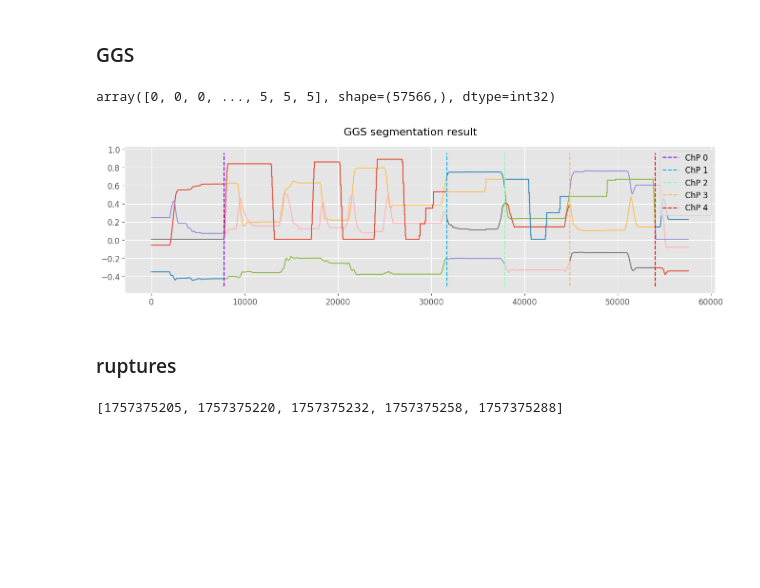
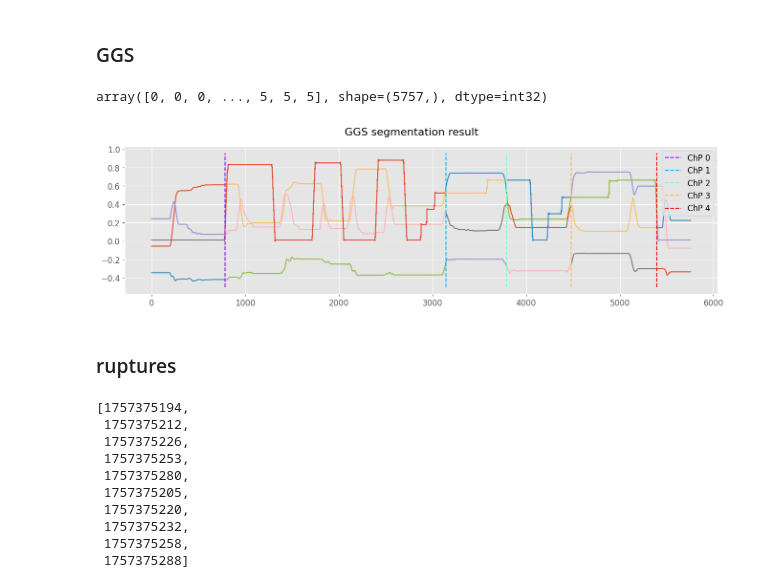
Before and after one commit to AlexanderHIth/temporaryforLSTMTesting, a Jupyter notebook: ur5e-table-task-segmentation.ipynb, the cells around one changed output. Saved outputs shown, nothing was run; the diff lists cells and outputs as text; code cells hidden in the pictures; blank space fills up the shorter version.

```diff
--- a/ur5e-table-task-segmentation.ipynb
+++ b/ur5e-table-task-segmentation.ipynb
@@ -376,28 +378,47 @@ Assertion error bug...
 # %%
 ggs = GreedyGaussianSegmenter(k_max=len(labels), lamb=1, verbose=True)
 # %%
-cps = ggs.fit_predict(X_scaled, axis=0)
+cps = ggs.fit_predict(X_down_scaled, axis=0)
 cps
 # %% [output]
-array([0, 0, 0, ..., 5, 5, 5], shape=(57566,), dtype=int32)
+array([0, 0, 0, ..., 5, 5, 5], shape=(5757,), dtype=int32)
 # %%
 with plt.style.context("ggplot_perso.mplstyle"):
     fig, ax = plot_series_with_change_points(
-        y=X,
+        y=X_down,
         change_points=np.where(np.diff(cps) != 0)[0],
         title="GGS segmentation result",
         font_size=16,
     )
     plt.show()
 # %% [output]
-[figure, old version]
+[figure, new version]
 # %% [markdown]
 ### ruptures
 # %%
-bkps_iso = [item["end"] for item in gt_segm_dict["HigherLevel"].values()]
-bkps_iso
+# # Higher level change points
+# penalty = 125
+# bkps_iso = [segm["end"] for segm in gt_segm_dict["HigherLevel"].values()]
+# bkps_iso
-# %% [output]
-[1757375205, 1757375220, 1757375232, 1757375258, 1757375288]
+# %%
+# Lower level change points
+penalty = 90
+bkps_iso = []
+for skill in gt_segm_dict["LowerLevel"].values():
+    for segm in skill:
+        bkps_iso.append(segm["end"])
+bkps_iso
+# %% [output]
+[1757375194,
+ 1757375212,
+ 1757375226,
+ 1757375253,
+ 1757375280,
+ 1757375205,
+ 1757375220,
+ 1757375232,
+ 1757375258,
+ 1757375288]
 # %%
 bkps = np.empty_like(bkps_iso) * np.nan
 bkps
```
Also changed, not shown: parts of 7 cells of this notebook.
